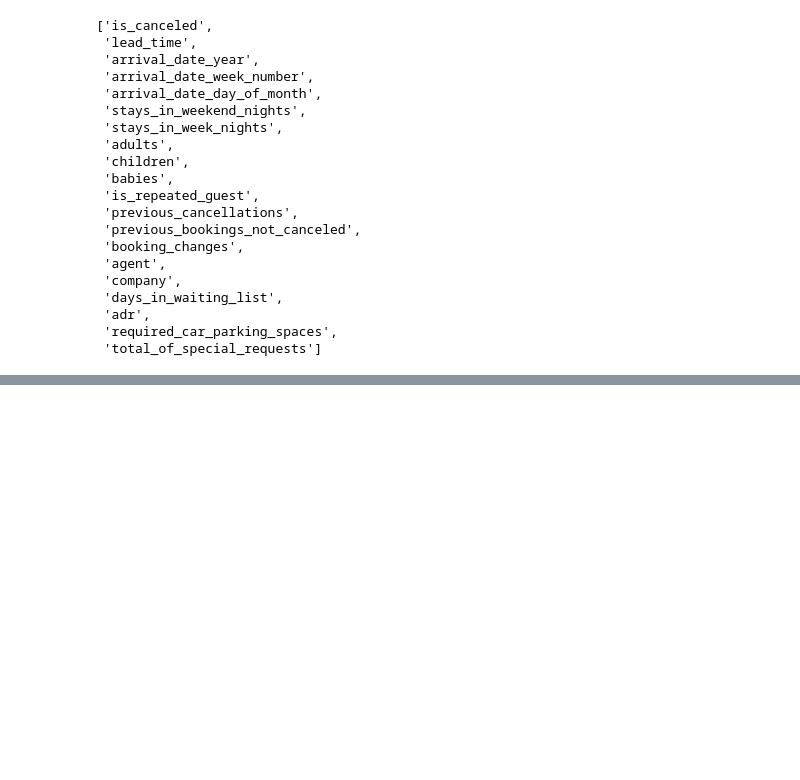
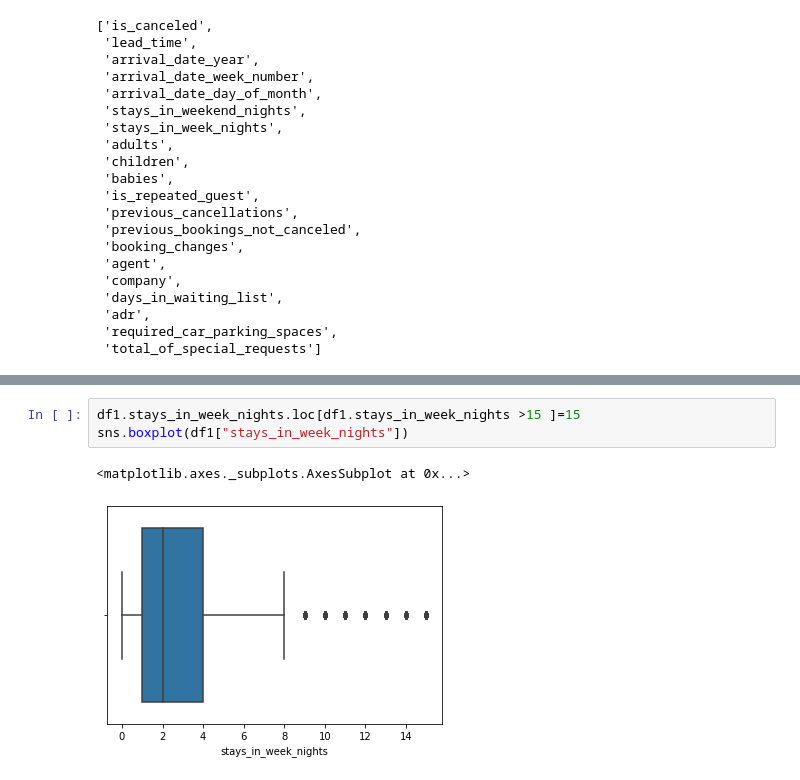
Before and after one commit to SUMITYADAV96/CAPSTONE_PROJECT-HOTEL-BOOKING-ANALYSIS, a Jupyter notebook: Hotel_Booking_Analysis_Capstone_Project.ipynb, the cells around one changed output, grey strips where cells are left out. Saved outputs shown, nothing was run; the diff lists cells and outputs as text; blank space fills up the shorter version.

```diff
--- a/Hotel_Booking_Analysis_Capstone_Project.ipynb
+++ b/Hotel_Booking_Analysis_Capstone_Project.ipynb
@@ -179,0 +290,6 @@ df.select_dtypes(include=np.number).columns.tolist()
+# %%
+df1.stays_in_week_nights.loc[df1.stays_in_week_nights >15 ]=15
+sns.boxplot(df1["stays_in_week_nights"])
+# %% [output]
+<matplotlib.axes._subplots.AxesSubplot at 0x...>
+[figure, added]
```
Also changed, not shown: parts of 20 cells of this notebook.
